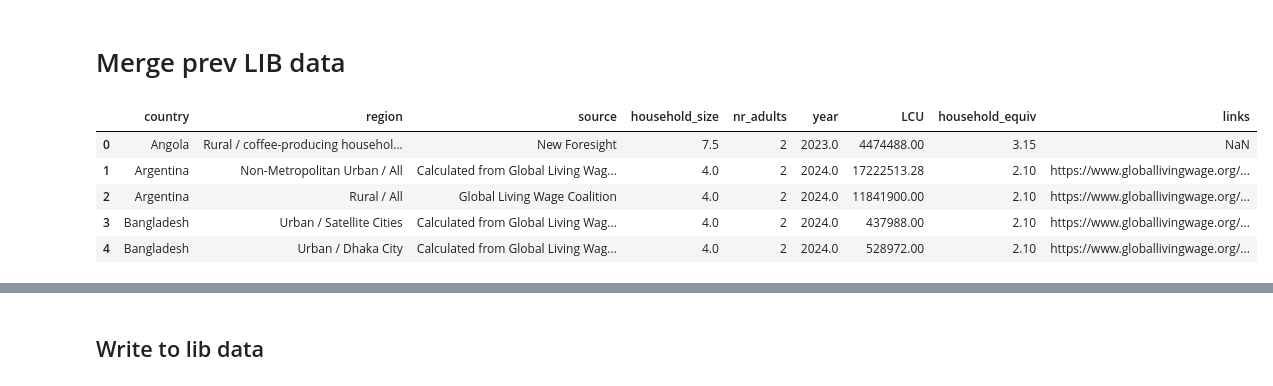
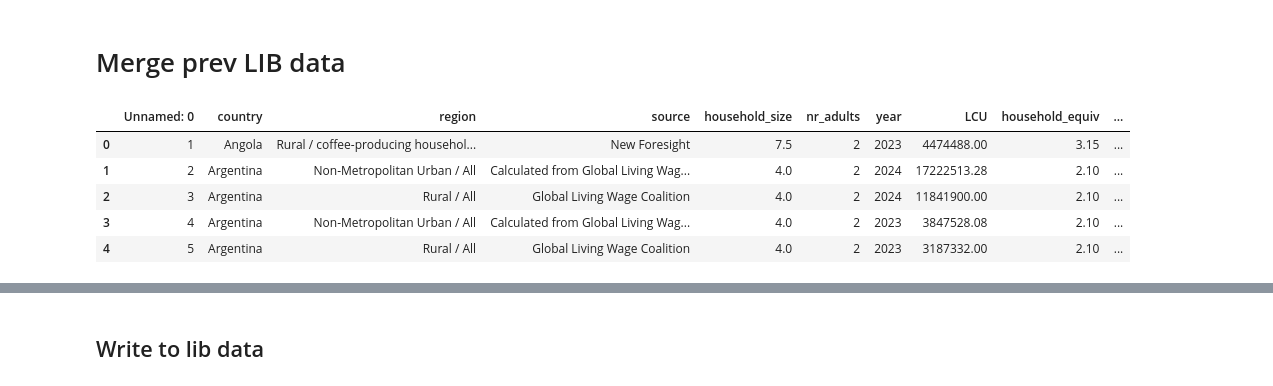
Before and after one commit to akvo/IDH-IDC, a Jupyter notebook: backend/source/transformer/benchmark_v6_with_conversion_rates/living_income_benchmark_v6.ipynb, the cells around one changed output, grey strips where cells are left out. Cells and saved outputs as stored; diff of their text form; code cells hidden in the pictures.

```diff
--- a/backend/source/transformer/benchmark_v6_with_conversion_rates/living_income_benchmark_v6.ipynb
+++ b/backend/source/transformer/benchmark_v6_with_conversion_rates/living_income_benchmark_v6.ipynb
@@ -173,14 +173,14 @@ for file in files:
 
 # Now libs contains all versioned files, e.g., libs['lib_v2'], libs['lib_v3'], etc.
 # %%
-libs['lib_v6'].head()
+libs['lib_v7'].head()
 # %% [output]
-|  | country | region | source | household_size | nr_adults | year | LCU | household_equiv | links |
-| 0 | Angola | Rural / coffee-producing househol... | New Foresight | 7.5 | 2 | 2023.0 | 4474488.00 | 3.15 | NaN |
-| 1 | Argentina | Non-Metropolitan Urban / All | Calculated from Global Living Wag... | 4.0 | 2 | 2024.0 | 17222513.28 | 2.10 | https://www.globallivingwage.org/... |
-| 2 | Argentina | Rural / All | Global Living Wage Coalition | 4.0 | 2 | 2024.0 | 11841900.00 | 2.10 | https://www.globallivingwage.org/... |
-| 3 | Bangladesh | Urban / Satellite Cities | Calculated from Global Living Wag... | 4.0 | 2 | 2024.0 | 437988.00 | 2.10 | https://www.globallivingwage.org/... |
-| 4 | Bangladesh | Urban / Dhaka City | Calculated from Global Living Wag... | 4.0 | 2 | 2024.0 | 528972.00 | 2.10 | https://www.globallivingwage.org/... |
+|  | Unnamed: 0 | country | region | source | household_size | nr_adults | year | LCU | household_equiv | ... |
+| 0 | 1 | Angola | Rural / coffee-producing househol... | New Foresight | 7.5 | 2 | 2023 | 4474488.00 | 3.15 | ... |
+| 1 | 2 | Argentina | Non-Metropolitan Urban / All | Calculated from Global Living Wag... | 4.0 | 2 | 2024 | 17222513.28 | 2.10 | ... |
+| 2 | 3 | Argentina | Rural / All | Global Living Wage Coalition | 4.0 | 2 | 2024 | 11841900.00 | 2.10 | ... |
+| 3 | 4 | Argentina | Non-Metropolitan Urban / All | Calculated from Global Living Wag... | 4.0 | 2 | 2023 | 3847528.08 | 2.10 | ... |
+| 4 | 5 | Argentina | Rural / All | Global Living Wage Coalition | 4.0 | 2 | 2023 | 3187332.00 | 2.10 | ... |
 # %%
 # Merge all DataFrames in the dictionary
 merged_lib = pd.concat(libs.values(), ignore_index=True)
```
Also changed, not shown: parts of 15 cells of this notebook, 9 other files.
